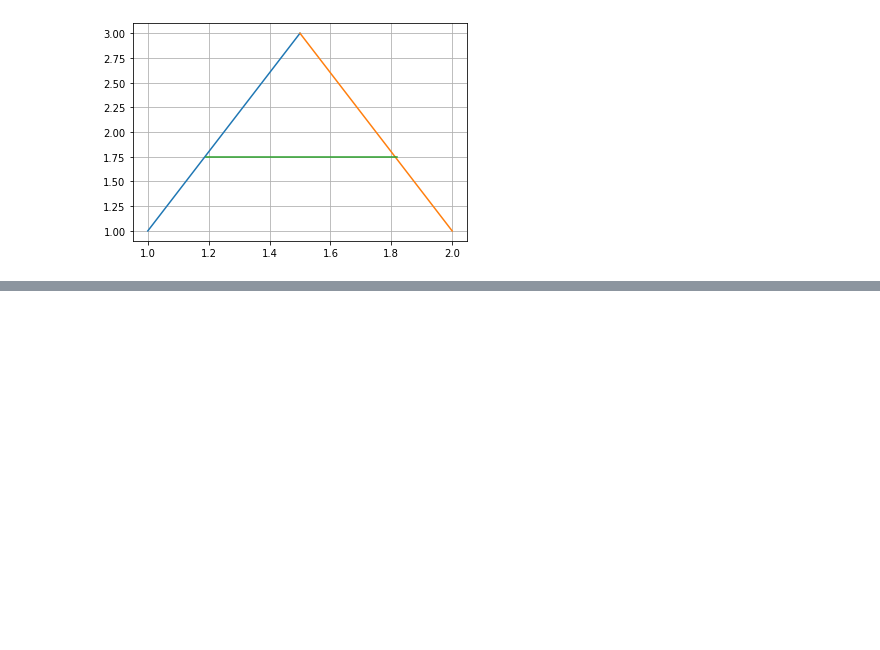
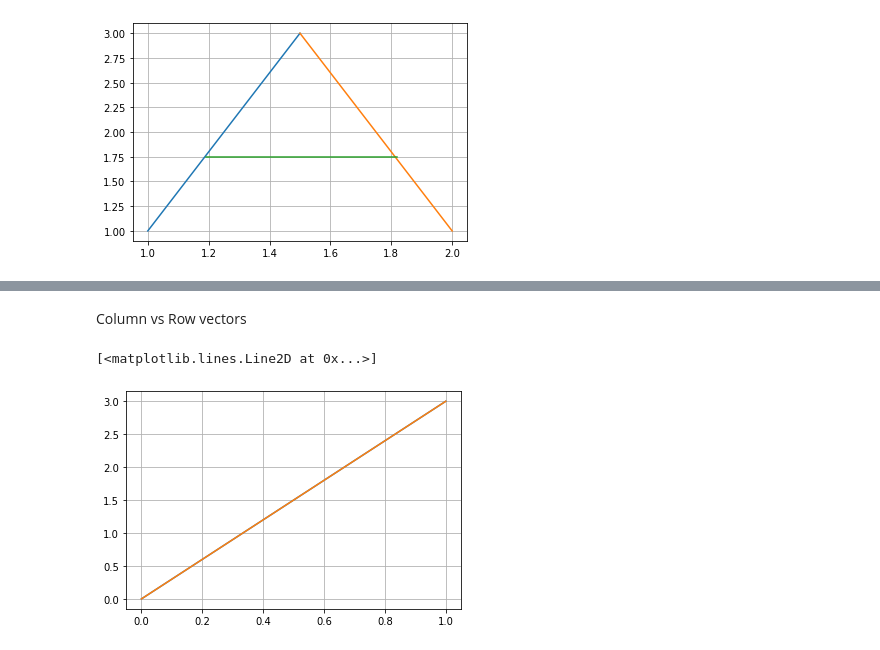
Before and after one commit to NaveedAhmadHematmal/LinearAlgebraInPython, a Jupyter notebook: 01_Chapter/1_2_Vectors.ipynb, the cells around one changed output, grey strips where cells are left out. Cells and saved outputs as stored; diff of their text form; code cells hidden in the pictures; blank space fills up the shorter version.

```diff
--- a/01_Chapter/1_2_Vectors.ipynb
+++ b/01_Chapter/1_2_Vectors.ipynb
@@ -22,0 +64,16 @@ pl.plot([1.19, 1.82], [1.75, 1.75])
+# %% [markdown]
+Column vs Row vectors
+# %%
+from matplotlib import pyplot as plt
+import numpy as np
+
+columnV = np.array([[1], [3]])
+rowV = np.array([1, 3])
+
+plt.grid()
+
+plt.plot([0, columnV[0]], [0, columnV[1]])
+plt.plot([0, rowV[0]], [0, rowV[1]])
+# %% [output]
+[<matplotlib.lines.Line2D at 0x...>]
+[figure, added]
```
Also changed, not shown: parts of 16 cells of this notebook.
